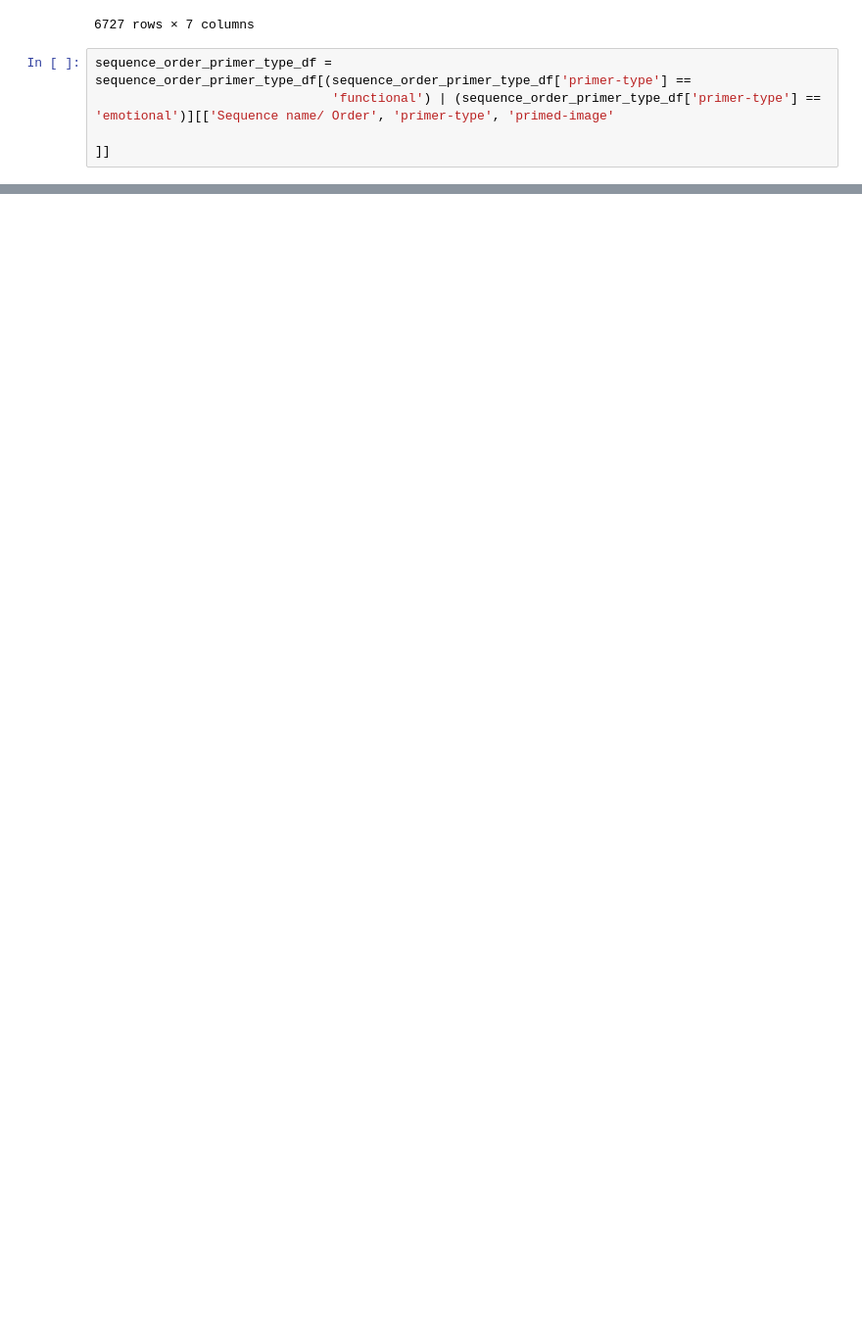
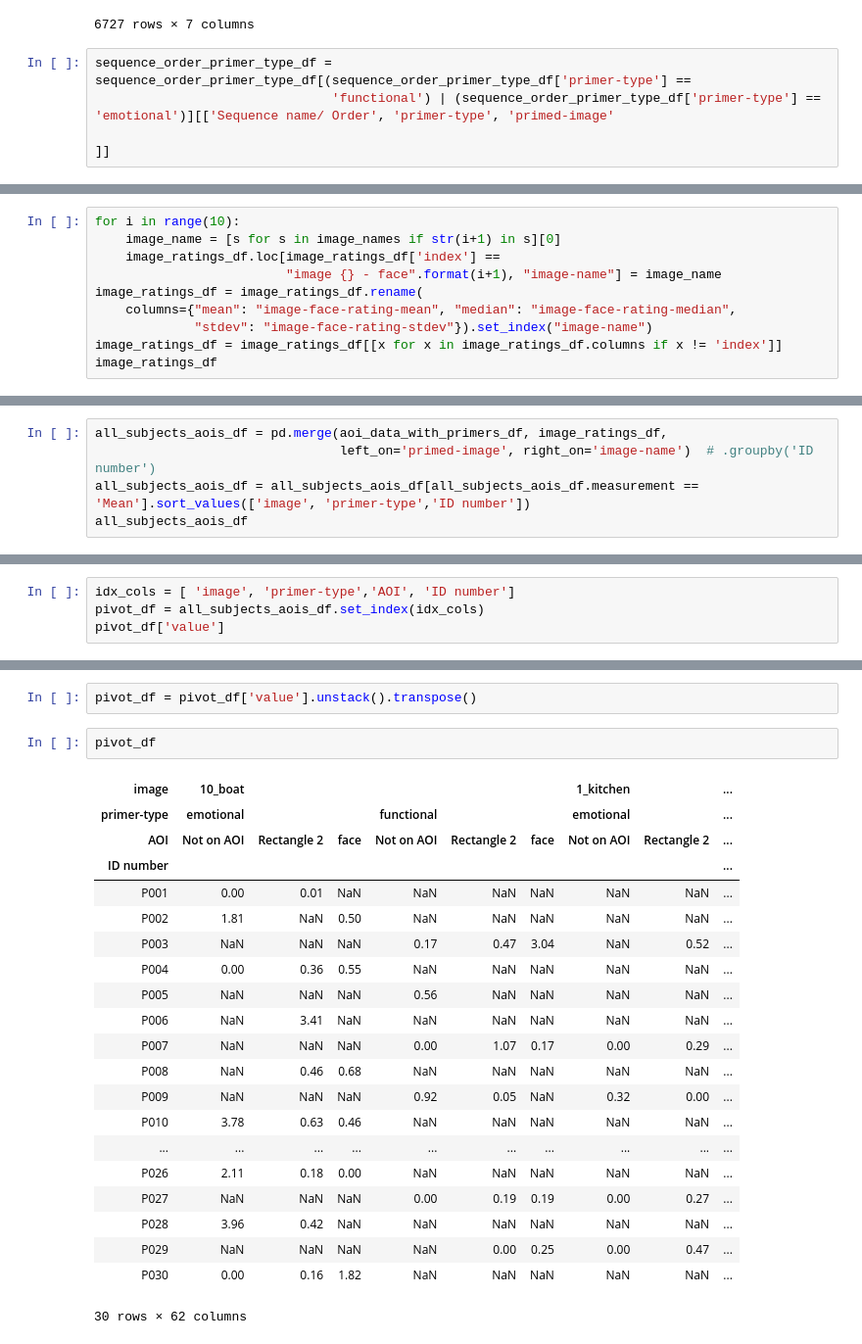
Before and after one commit to sallyi/eyetracking-cogsci-3, a Jupyter notebook: eyetracking-analysis.ipynb, the cells around one changed output, grey strips where cells are left out. Shown: that part at 98% size. Cells and saved outputs as stored; diff of their text form; blank space fills up the shorter version.

```diff
--- a/eyetracking-analysis.ipynb
+++ b/eyetracking-analysis.ipynb
@@ -482,0 +299,10 @@ primers
+# %%
+for i in range(10):
+    image_name = [s for s in image_names if str(i+1) in s][0]
+    image_ratings_df.loc[image_ratings_df['index'] ==
+                         "image {} - face".format(i+1), "image-name"] = image_name
+image_ratings_df = image_ratings_df.rename(
+    columns={"mean": "image-face-rating-mean", "median": "image-face-rating-median",
+             "stdev": "image-face-rating-stdev"}).set_index("image-name")
+image_ratings_df = image_ratings_df[[x for x in image_ratings_df.columns if x != 'index']]
+image_ratings_df
@@ -482,0 +344,5 @@ primers
+# %%
+all_subjects_aois_df = pd.merge(aoi_data_with_primers_df, image_ratings_df,
+                                left_on='primed-image', right_on='image-name')  # .groupby('ID number')
+all_subjects_aois_df = all_subjects_aois_df[all_subjects_aois_df.measurement == 'Mean'].sort_values(['image', 'primer-type','ID number'])
+all_subjects_aois_df
@@ -482,0 +363,4 @@ primers
+# %%
+idx_cols = [ 'image', 'primer-type','AOI', 'ID number']
+pivot_df = all_subjects_aois_df.set_index(idx_cols)
+pivot_df['value']
@@ -482,0 +396,26 @@ primers
+# %%
+pivot_df = pivot_df['value'].unstack().transpose()
+# %%
+pivot_df
+# %% [output]
+| image | 10_boat |  |  |  |  |  | 1_kitchen |  | ... |
+| primer-type | emotional |  |  | functional |  |  | emotional |  | ... |
+| AOI | Not on AOI | Rectangle 2 | face | Not on AOI | Rectangle 2 | face | Not on AOI | Rectangle 2 | ... |
+| ID number |  |  |  |  |  |  |  |  | ... |
+| P001 | 0.00 | 0.01 | NaN | NaN | NaN | NaN | NaN | NaN | ... |
+| P002 | 1.81 | NaN | 0.50 | NaN | NaN | NaN | NaN | NaN | ... |
+| P003 | NaN | NaN | NaN | 0.17 | 0.47 | 3.04 | NaN | 0.52 | ... |
+| P004 | 0.00 | 0.36 | 0.55 | NaN | NaN | NaN | NaN | NaN | ... |
+| P005 | NaN | NaN | NaN | 0.56 | NaN | NaN | NaN | NaN | ... |
+| P006 | NaN | 3.41 | NaN | NaN | NaN | NaN | NaN | NaN | ... |
+| P007 | NaN | NaN | NaN | 0.00 | 1.07 | 0.17 | 0.00 | 0.29 | ... |
+| P008 | NaN | 0.46 | 0.68 | NaN | NaN | NaN | NaN | NaN | ... |
+| P009 | NaN | NaN | NaN | 0.92 | 0.05 | NaN | 0.32 | 0.00 | ... |
+| P010 | 3.78 | 0.63 | 0.46 | NaN | NaN | NaN | NaN | NaN | ... |
+| ... | ... | ... | ... | ... | ... | ... | ... | ... | ... |
+| P026 | 2.11 | 0.18 | 0.00 | NaN | NaN | NaN | NaN | NaN | ... |
+| P027 | NaN | NaN | NaN | 0.00 | 0.19 | 0.19 | 0.00 | 0.27 | ... |
+| P028 | 3.96 | 0.42 | NaN | NaN | NaN | NaN | NaN | NaN | ... |
+| P029 | NaN | NaN | NaN | NaN | 0.00 | 0.25 | 0.00 | 0.47 | ... |
+| P030 | 0.00 | 0.16 | 1.82 | NaN | NaN | NaN | NaN | NaN | ... |
+30 rows × 62 columns
```
Also changed, not shown: parts of 25 cells of this notebook.
